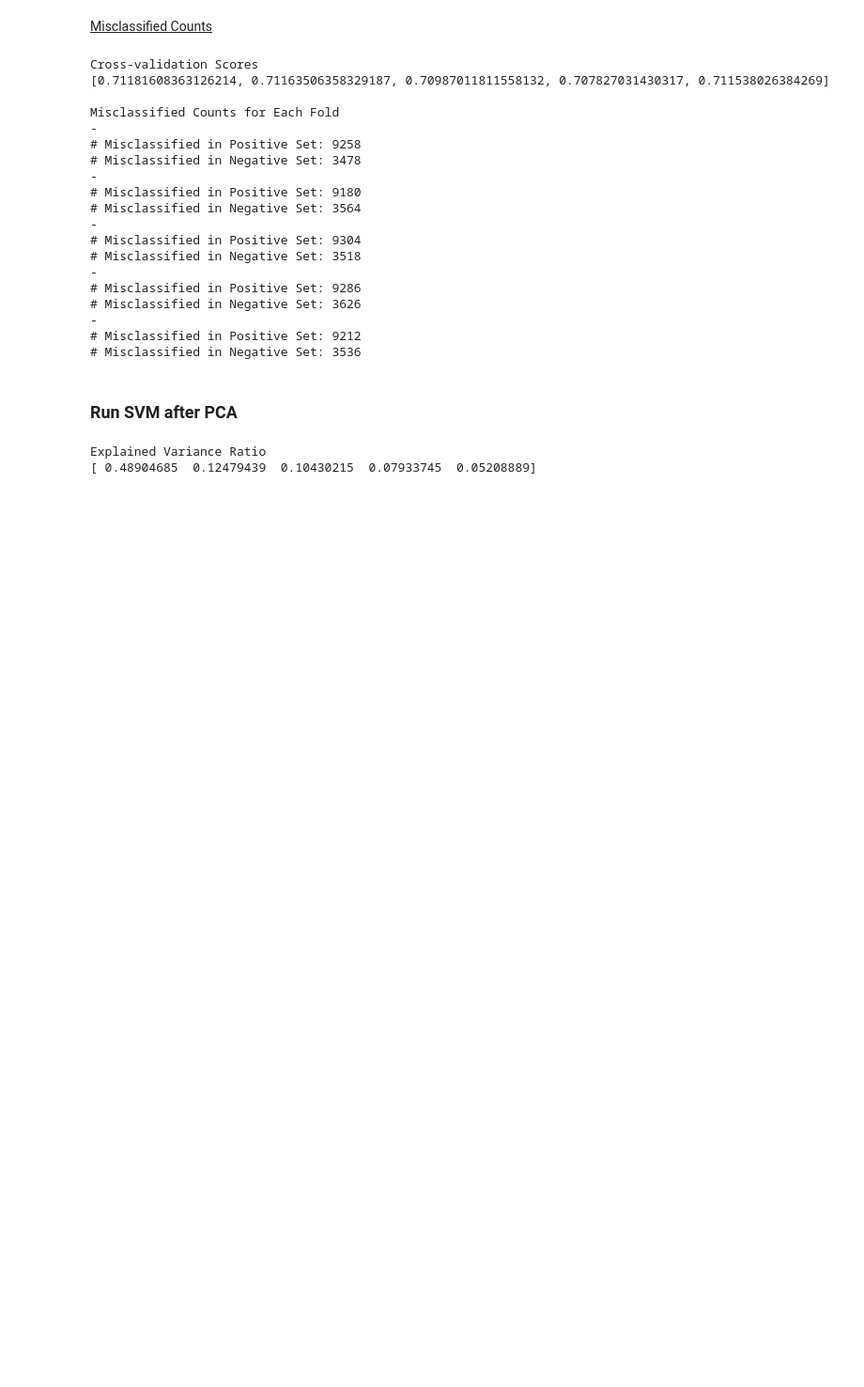
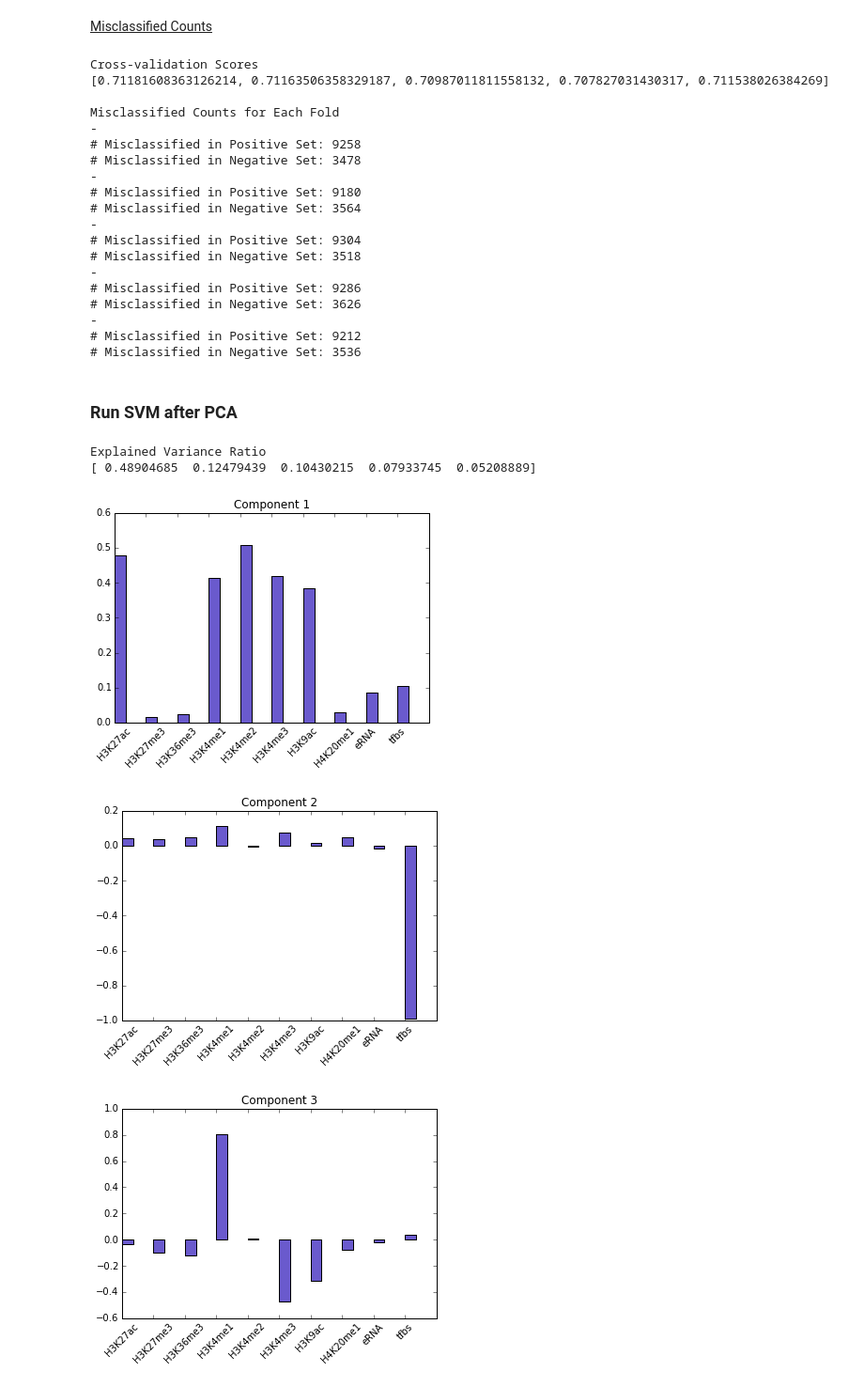
Before and after one commit to albertkuo/DIMACS, a Jupyter notebook: svm.ipynb, the cells around one changed output. Shown: that part at 94% size. Cells and saved outputs as stored; diff of their text form; code cells hidden in the pictures; blank space fills up the shorter version.

```diff
--- a/svm.ipynb
+++ b/svm.ipynb
@@ -189,25 +189,27 @@ Misclassified Counts for Each Fold
 # %%
 pca = PCA(n_components=5)
 X_pca = pca.fit_transform(X)
 print "Explained Variance Ratio"
 print(pca.explained_variance_ratio_)
 cp = pca.components_
 
 # Plot the linear combinations
 show_plots = True
 if show_plots:
-    ind = np.arange(9)
+    ind = np.arange(len(feature_names))
     width = 0.35
-    feature_names = data.columns.values
-    feature_names = feature_names[:9]
     i=1
     for comb in cp:
-         ax = plt.subplot()
-         ax.bar(ind, comb, width, color='slateblue')
-         ax.set_xticklabels(feature_names,rotation=45)
-         plt.title('Component %d' %i)
-         plt.show()
-         i = i+1
+        ax = plt.subplot()
+        ax.bar(ind, comb, width, color='slateblue')
+        plt.xticks(range(len(feature_names)))
+        ax.set_xticklabels(feature_names,rotation=45)
+        plt.title('Component %d' %i)
+        plt.show()
+        i = i+1
 # %% [output]
 Explained Variance Ratio
 [ 0.48904685  0.12479439  0.10430215  0.07933745  0.05208889]
+[figure, added]
+[figure, added]
+[figure, added]
```
Also changed, not shown: parts of 8 cells of this notebook.
